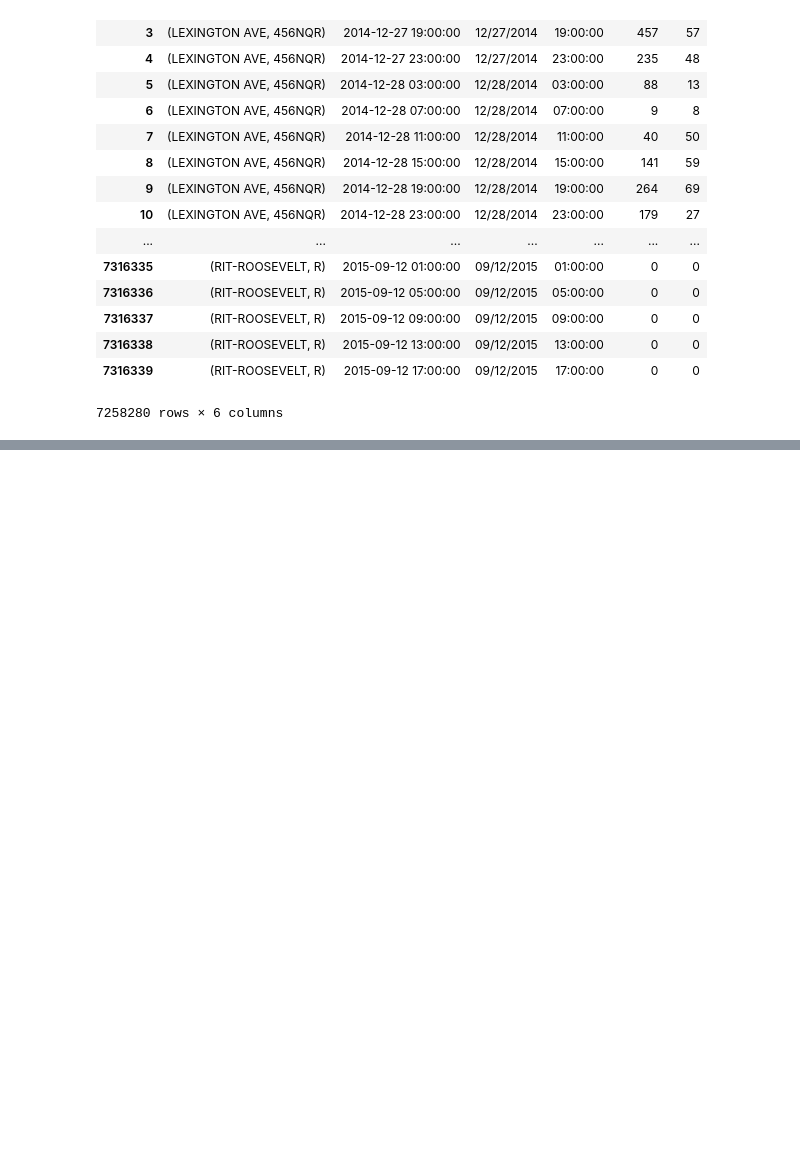
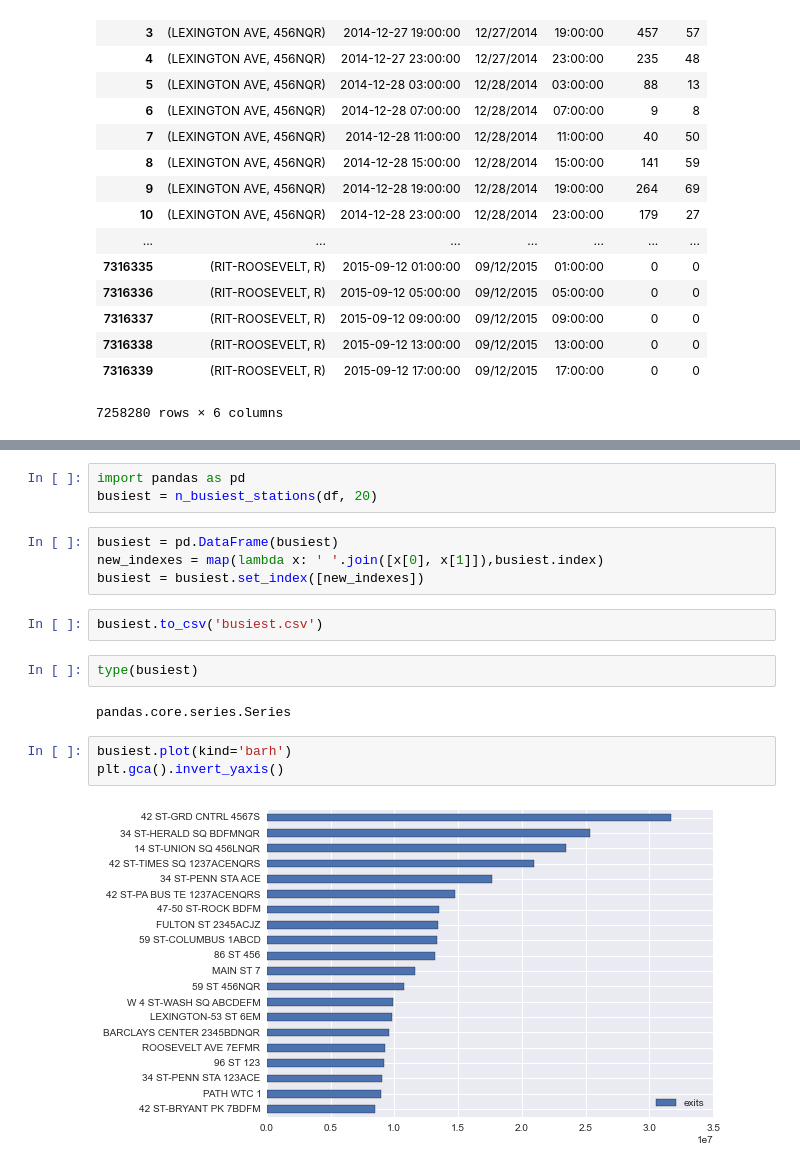
Before and after one commit to Will-So/mta, a Jupyter notebook: 02_Will.ipynb, the cells around one changed output, grey strips where cells are left out. Drawn from its saved outputs; the diff is of its cells as text; blank space fills up the shorter version.

```diff
--- a/02_Will.ipynb
+++ b/02_Will.ipynb
@@ -49,0 +141,18 @@ df
+# %%
+import pandas as pd
+busiest = n_busiest_stations(df, 20)
+# %%
+busiest = pd.DataFrame(busiest)
+new_indexes = map(lambda x: ' '.join([x[0], x[1]]),busiest.index)
+busiest = busiest.set_index([new_indexes])
+# %%
+busiest.to_csv('busiest.csv')
+# %%
+type(busiest)
+# %% [output]
+pandas.core.series.Series
+# %%
+busiest.plot(kind='barh')
+plt.gca().invert_yaxis()
+# %% [output]
+[figure, added]
```
Also changed, not shown: parts of 23 cells of this notebook, 1 other file.
